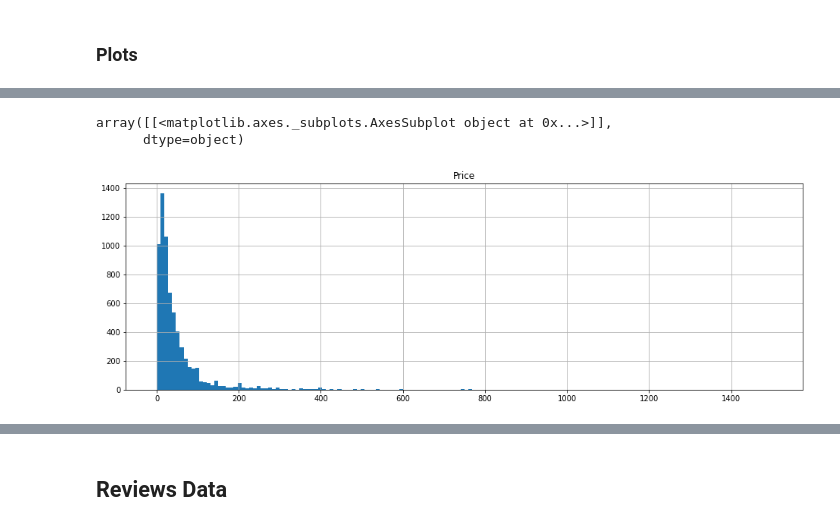
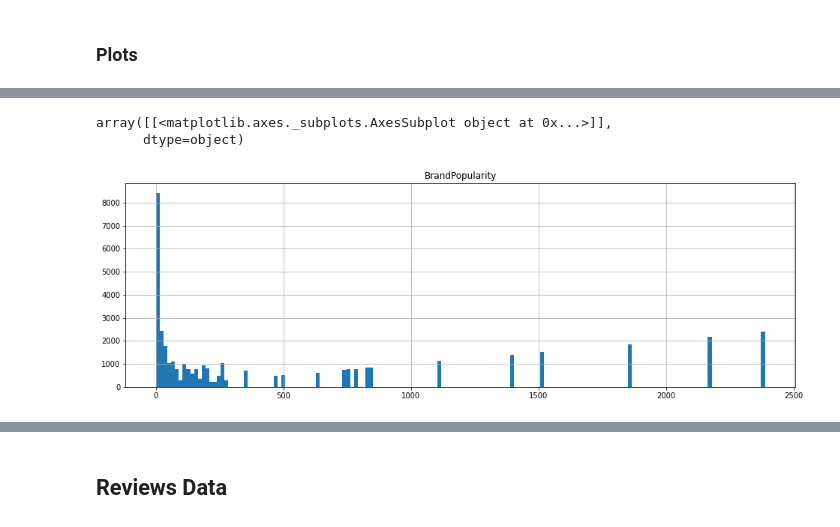
Before and after one commit to ting486/Consumer-Reviews-And-Purchasing-Decisions, a Jupyter notebook: The_Impact_of_Consumer_Reviews_on_BSR.ipynb, the cells around one changed output, grey strips where cells are left out. Saved outputs shown, nothing was run; the diff lists cells and outputs as text; code cells hidden in the pictures.

```diff
--- a/The_Impact_of_Consumer_Reviews_on_BSR.ipynb
+++ b/The_Impact_of_Consumer_Reviews_on_BSR.ipynb
@@ -333,6 +360,6 @@ dfProd = pd.read_json('gdrive/MyDrive/amazon_data/clean_dfProdJson.json', orient
 # %%
-dfProd.hist(column='Price', bins=160, figsize=(16,5))
+dfProd.hist(column='BrandPopularity', bins=160, figsize=(16,5))
 # %% [output]
 array([[<matplotlib.axes._subplots.AxesSubplot object at 0x...>]],
       dtype=object)
-[figure, old version]
+[figure, new version]
```
Also changed, not shown: parts of 55 cells of this notebook.
